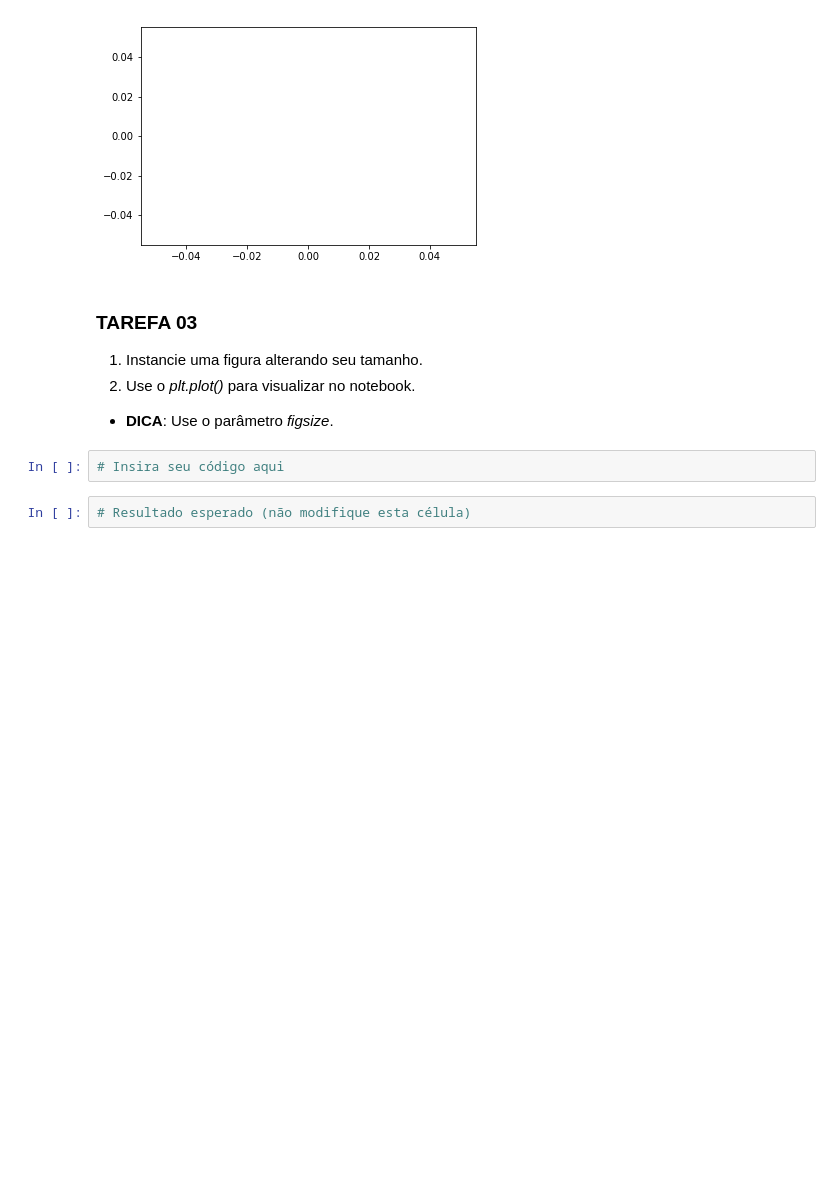
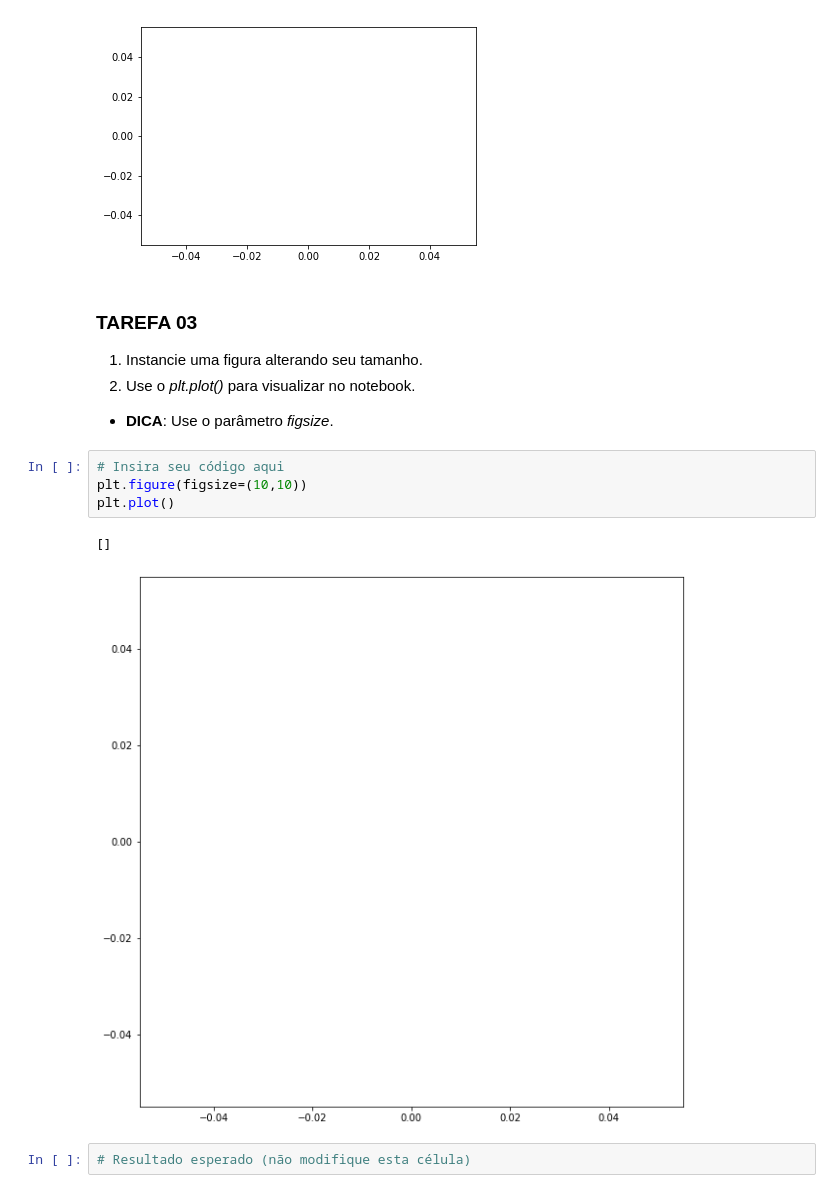
Before and after one commit to robsonbfreitas/visualizacao_exploratoria_exercicios, a Jupyter notebook: 01-exercicios-matplotlib/visualizacao-com-matplotlib.ipynb, the cells around one changed output. Drawn from its saved outputs; the diff is of its cells as text; blank space fills up the shorter version.

```diff
--- a/01-exercicios-matplotlib/visualizacao-com-matplotlib.ipynb
+++ b/01-exercicios-matplotlib/visualizacao-com-matplotlib.ipynb
@@ -127,6 +128,11 @@ figura = plt.plot()
 - **DICA**: Use o parâmetro *figsize*.
 # %%
 # Insira seu código aqui
+plt.figure(figsize=(10,10))
+plt.plot()
+# %% [output]
+[]
+[figure, added]
 # %%
 # Resultado esperado (não modifique esta célula)
 # %% [output]
```
Also changed, not shown: parts of 1 cell of this notebook.
